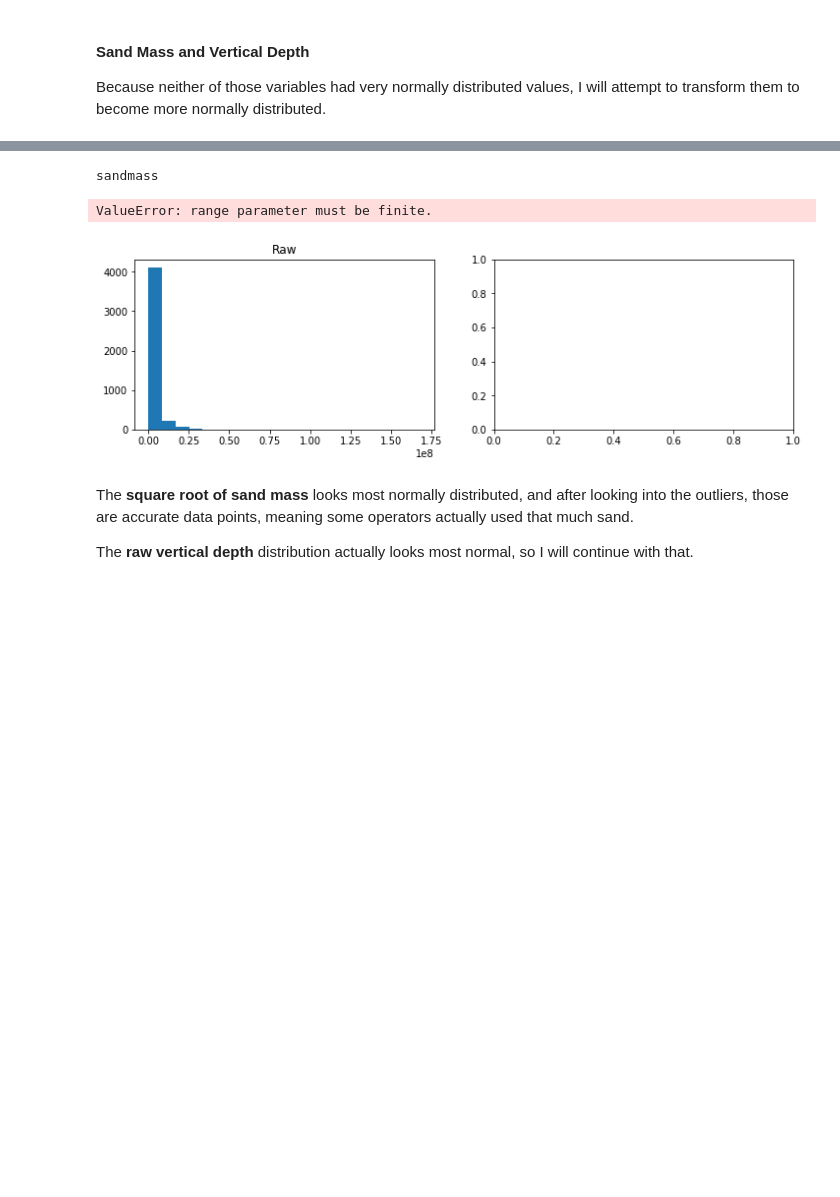
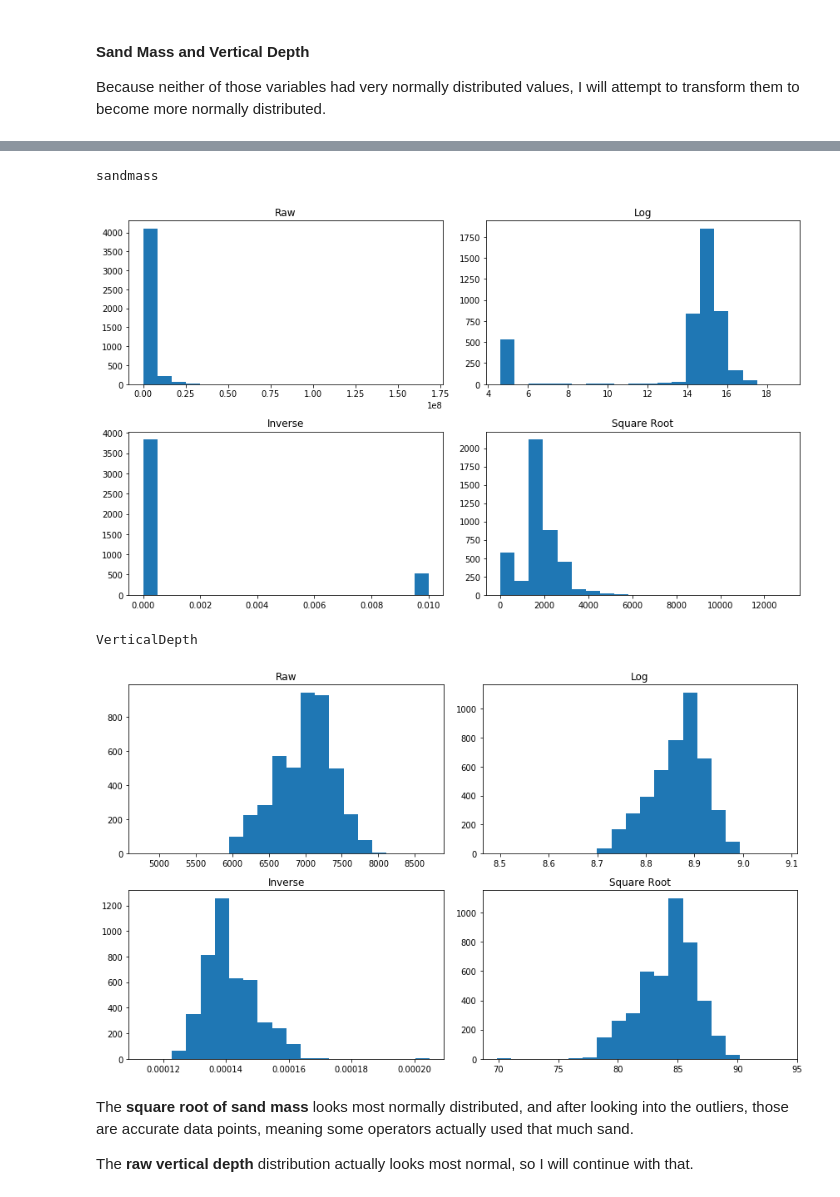
Before and after one commit to ephs08kmp/Frac_Production, a Jupyter notebook: Frac_Production_Analysis.ipynb, the cells around one changed output, grey strips where cells are left out. Drawn from its saved outputs; the diff is of its cells as text; code cells hidden in the pictures; blank space fills up the shorter version.

```diff
--- a/Frac_Production_Analysis.ipynb
+++ b/Frac_Production_Analysis.ipynb
@@ -456,30 +471,31 @@ Because neither of those variables had very normally distributed values, I will
 # %%
 # Transformation to deal with non-normality
 for var in ['sandmass','VerticalDepth']:
     print(var)
     plt.figure(figsize=[12,7])
     plt.subplot(221)
     plt.hist(cofracw[var].dropna(), bins=20)
     plt.title('Raw')
 
     plt.subplot(222)
-    plt.hist(np.log(cofracw[var].dropna()), bins=20)
+    plt.hist(np.log(cofracw[var].dropna()+100), bins=20)
     plt.title('Log')
 
     plt.subplot(223)
-    plt.hist(1/cofracw[var].dropna(), bins=20)
+    plt.hist(1/(cofracw[var].dropna()+100), bins=20)
     plt.title('Inverse')
 
     plt.subplot(224)
-    plt.hist(np.sqrt(cofracw[var].dropna()), bins=20)
+    plt.hist(np.sqrt(cofracw[var].dropna()+100), bins=20)
     plt.title('Square Root')
 
     plt.tight_layout()
     plt.show()
 # %% [output]
 sandmass
+[figure, new version]
-ValueError: range parameter must be finite.
+VerticalDepth
-[figure, old version]
+[figure, added]
 # %% [markdown]
 The __square root of sand mass__ looks most normally distributed, and after looking into the outliers, those are accurate data points, meaning some operators actually used that much sand.
 
```
Also changed, not shown: parts of 33 cells of this notebook.
